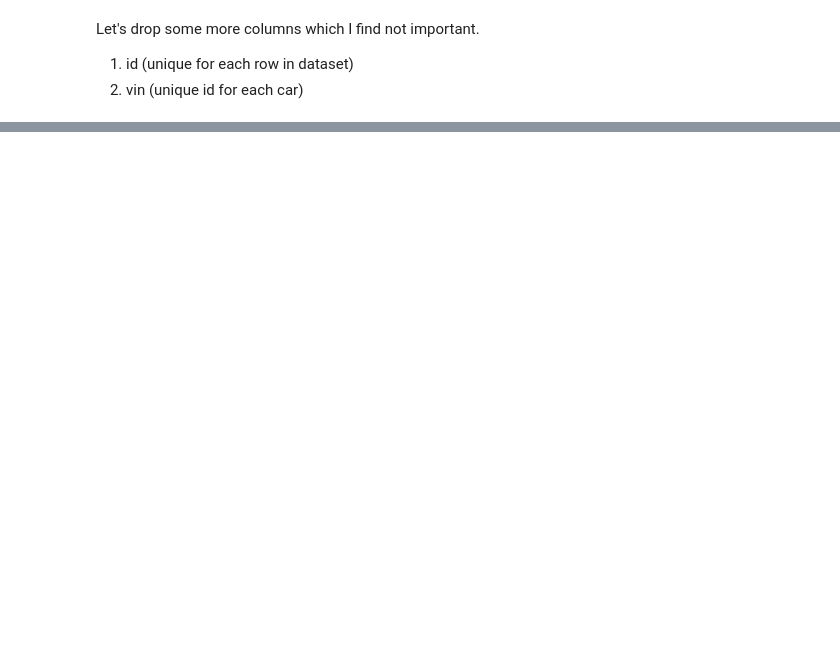
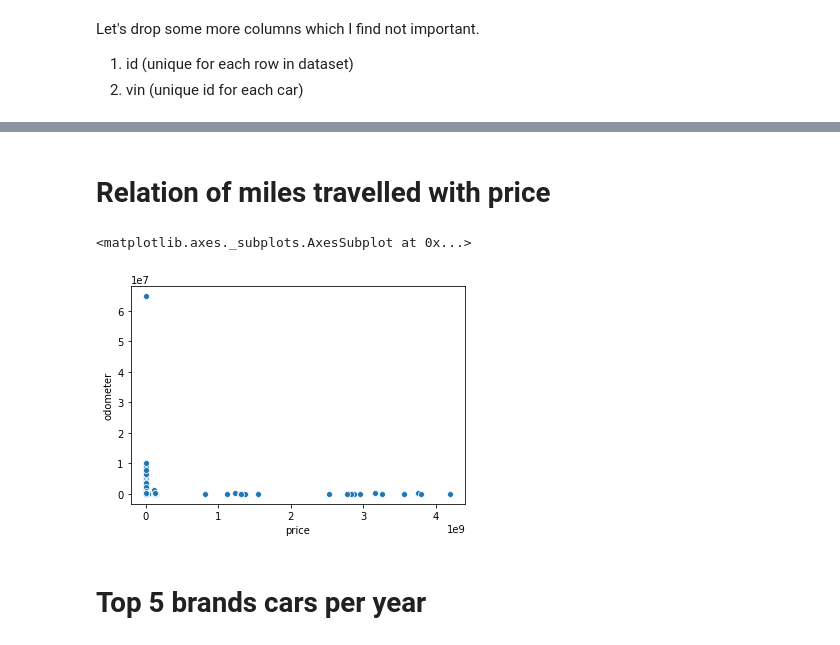
Before and after one commit to pratik-276/Infinite_Stories_with_Data, a Jupyter notebook: Used Cars Dataset/Want to know if you can sell your used car_.ipynb, the cells around one changed output, grey strips where cells are left out. Cells and saved outputs as stored; diff of their text form; code cells hidden in the pictures; blank space fills up the shorter version.

```diff
--- a/Used Cars Dataset/Want to know if you can sell your used car_.ipynb
+++ b/Used Cars Dataset/Want to know if you can sell your used car_.ipynb
@@ -186,0 +166,9 @@ data.drop(['id','vin'], axis=1, inplace=True)
+# %% [markdown]
+# Relation of miles travelled with price
+# %%
+sns.scatterplot(data['price'], data['odometer'])
+# %% [output]
+<matplotlib.axes._subplots.AxesSubplot at 0x...>
+[figure, added]
+# %% [markdown]
+# Top 5 brands cars per year
```
Also changed, not shown: parts of 24 cells of this notebook.
